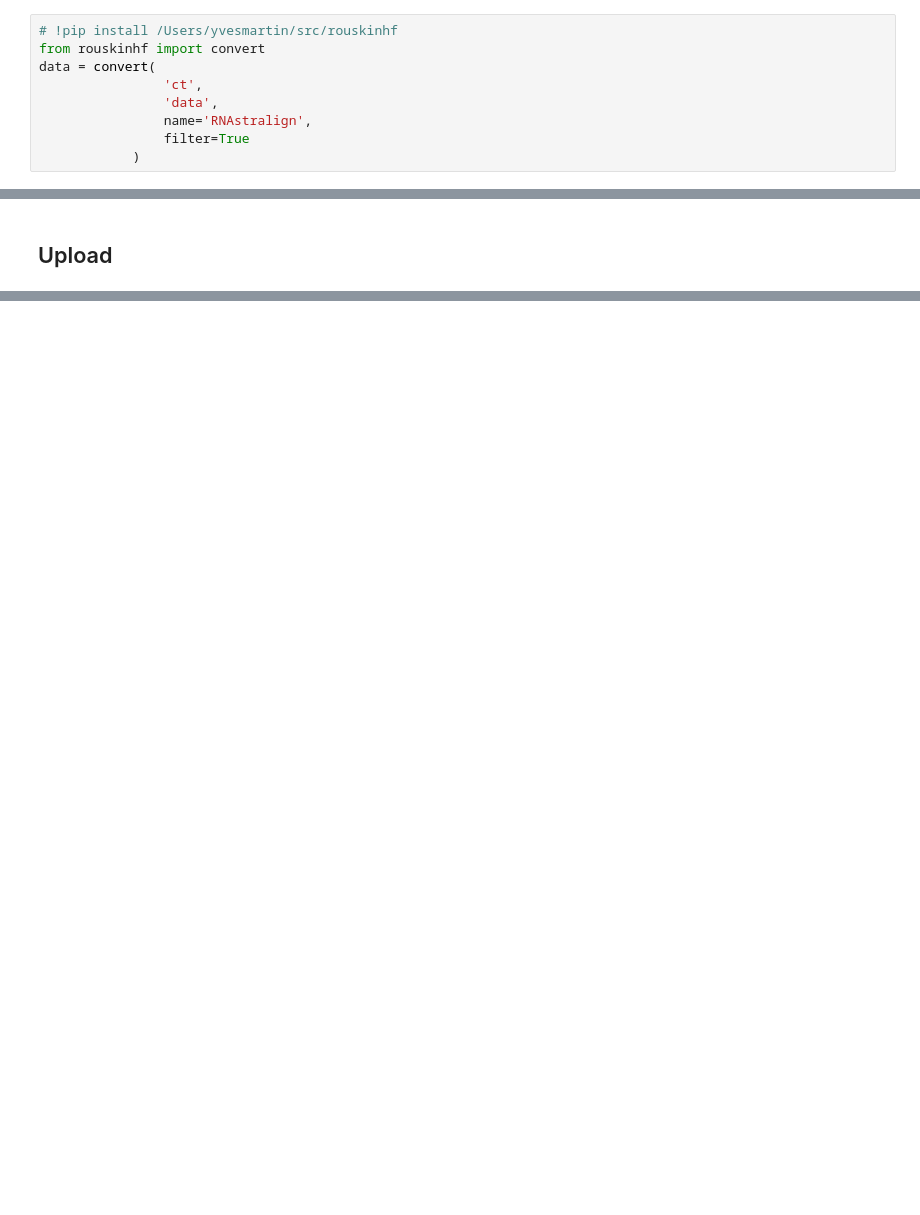
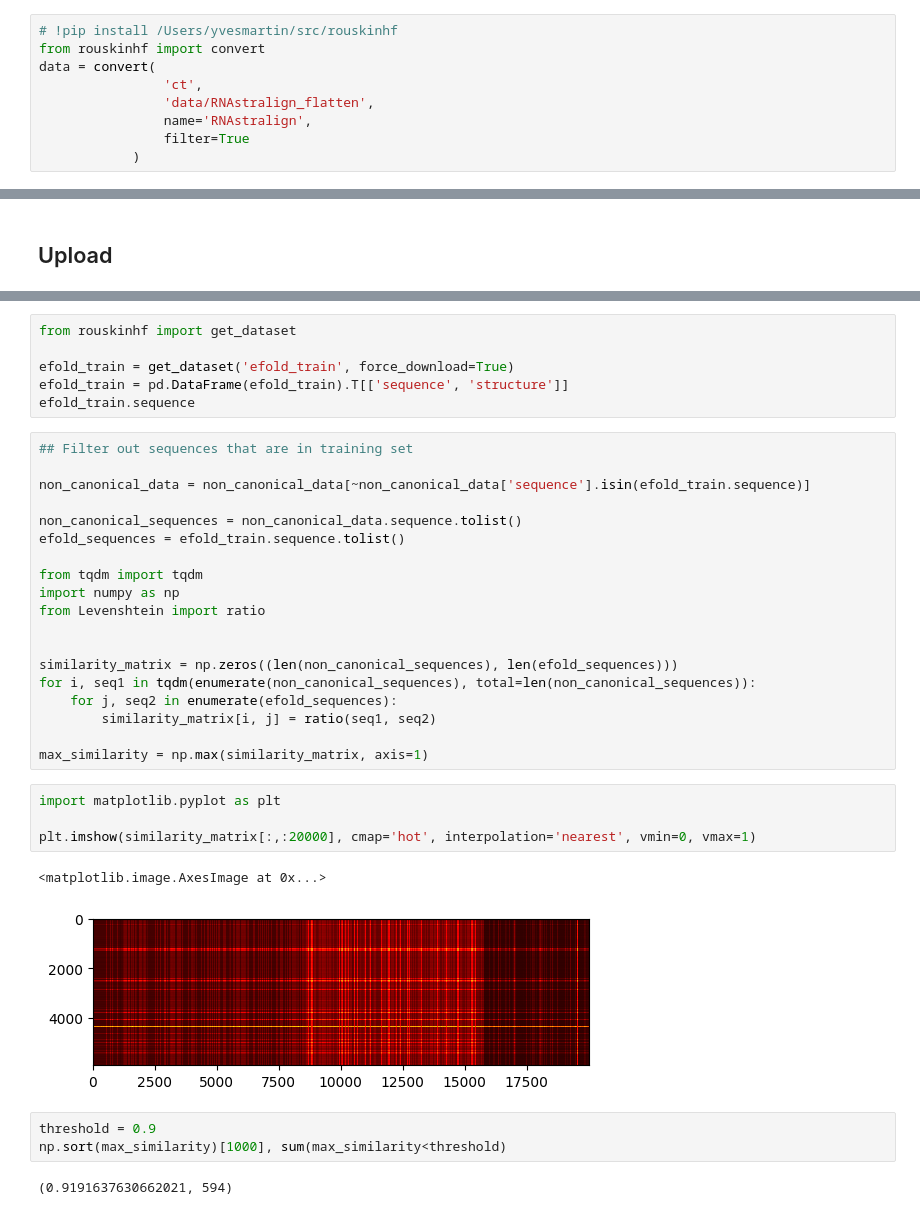
Before and after one commit to rouskinlab/efold_data, a Jupyter notebook: RNAStralign/RNAStralign.ipynb, the cells around one changed output, grey strips where cells are left out. Saved outputs shown, nothing was run; the diff lists cells and outputs as text; blank space fills up the shorter version.

Commit message:
added RNAstralign per family and noncanonical

```diff
--- a/RNAStralign/RNAStralign.ipynb
+++ b/RNAStralign/RNAStralign.ipynb
@@ -23,7 +24,7 @@ fetch(path)
 from rouskinhf import convert
 data = convert(
                 'ct',
-                'data',
+                'data/RNAstralign_flatten',
                 name='RNAstralign',
                 filter=True
             )
@@ -94,0 +111,37 @@ upload_dataset(
+# %%
+from rouskinhf import get_dataset
+
+efold_train = get_dataset('efold_train', force_download=True)
+efold_train = pd.DataFrame(efold_train).T[['sequence', 'structure']]
+efold_train.sequence
+# %%
+## Filter out sequences that are in training set
+
+non_canonical_data = non_canonical_data[~non_canonical_data['sequence'].isin(efold_train.sequence)]
+
+non_canonical_sequences = non_canonical_data.sequence.tolist()
+efold_sequences = efold_train.sequence.tolist()
+
+from tqdm import tqdm
+import numpy as np
+from Levenshtein import ratio
+
+
+similarity_matrix = np.zeros((len(non_canonical_sequences), len(efold_sequences)))
+for i, seq1 in tqdm(enumerate(non_canonical_sequences), total=len(non_canonical_sequences)):
+    for j, seq2 in enumerate(efold_sequences):
+        similarity_matrix[i, j] = ratio(seq1, seq2)
+
+max_similarity = np.max(similarity_matrix, axis=1)
+# %%
+import matplotlib.pyplot as plt
+
+plt.imshow(similarity_matrix[:,:20000], cmap='hot', interpolation='nearest', vmin=0, vmax=1)
+# %% [output]
+<matplotlib.image.AxesImage at 0x...>
+[figure, added]
+# %%
+threshold = 0.9
+np.sort(max_similarity)[1000], sum(max_similarity<threshold)
+# %% [output]
+(0.9191637630662021, 594)
```
Also changed, not shown: parts of 12 cells of this notebook, 1 other file.
